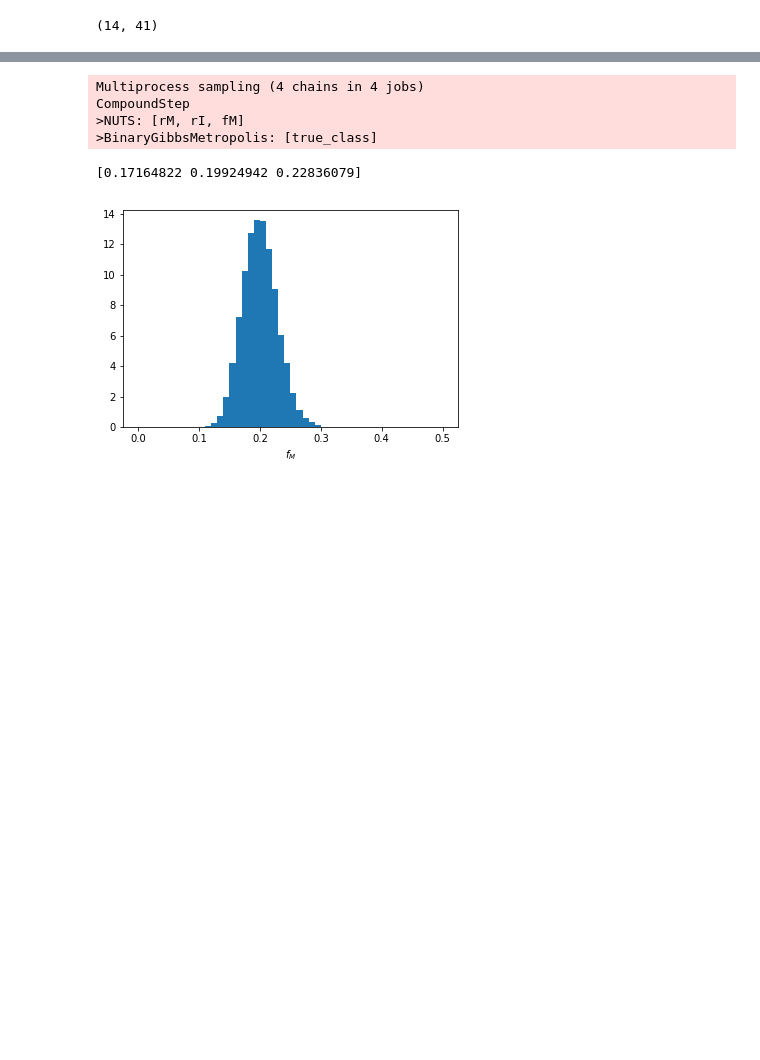
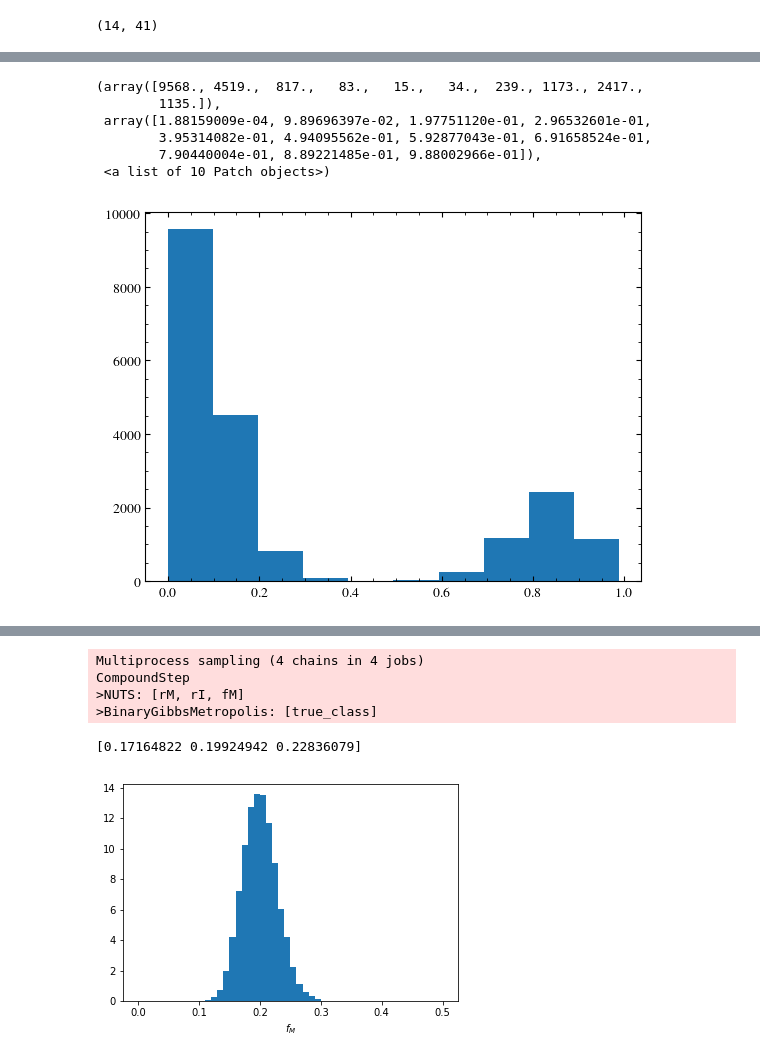
Before and after one commit to dncnwtts/merger_classification, a Jupyter notebook: pymc_model_test.ipynb, the cells around one changed output, grey strips where cells are left out. Drawn from its saved outputs; the diff is of its cells as text; code cells hidden in the pictures; blank space fills up the shorter version.

```diff
--- a/pymc_model_test.ipynb
+++ b/pymc_model_test.ipynb
@@ -224,3 +209,13 @@ plt.xlim(0,1)
+# %%
+plt.hist(r_Ms[:,2])
+# %% [output]
+(array([9568., 4519.,  817.,   83.,   15.,   34.,  239., 1173., 2417.,
+        1135.]),
+ array([1.88159009e-04, 9.89696397e-02, 1.97751120e-01, 2.96532601e-01,
+        3.95314082e-01, 4.94095562e-01, 5.92877043e-01, 6.91658524e-01,
+        7.90440004e-01, 8.89221485e-01, 9.88002966e-01]),
+ <a list of 10 Patch objects>)
+[figure, added]
 # %%
 # Binomial distribution assuming that all of the galaxies were classified perfectly
 # Fundamental limit to which a sample's merger fraction can be determined.
```
Also changed, not shown: parts of 6 cells of this notebook.
